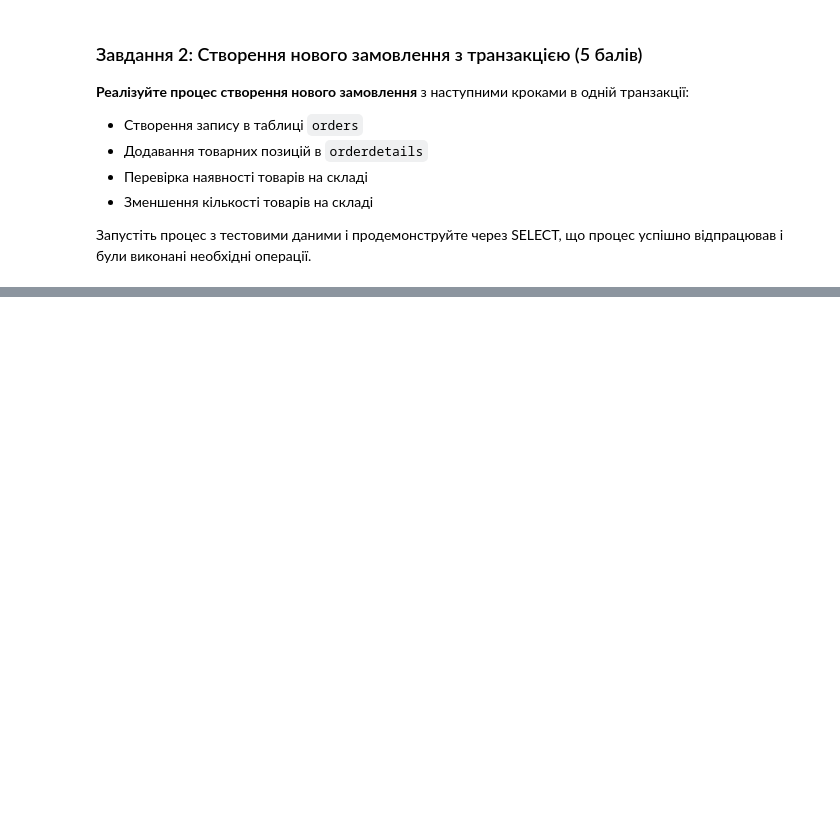
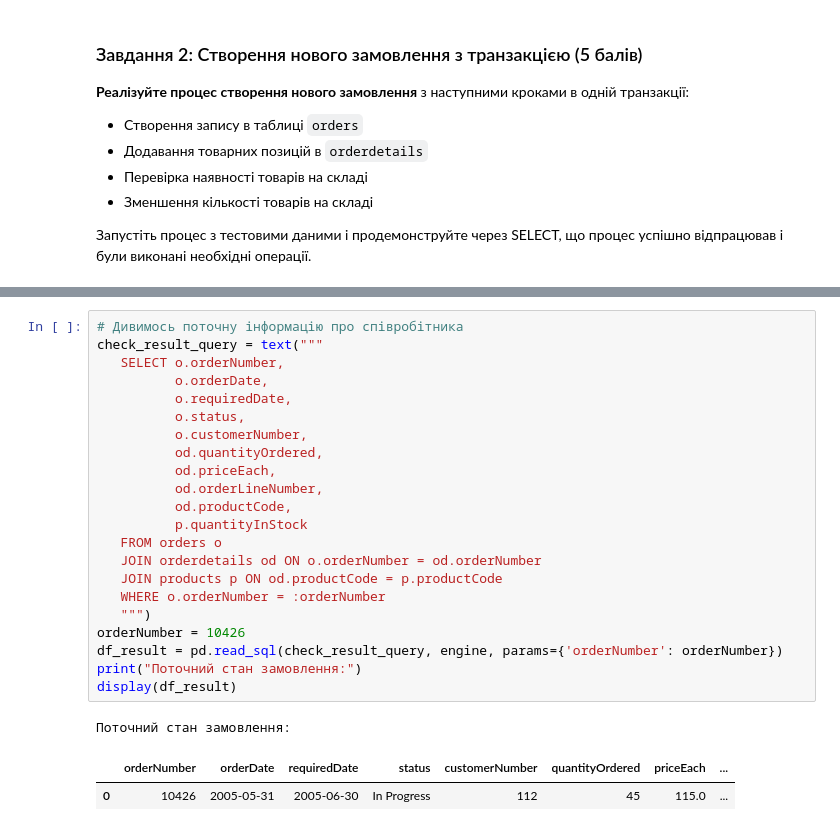
Before and after one commit to olesia-za/python_for_ds_tasks, a Jupyter notebook: hometasks/ OZ_Done_11_HW2_Integration_Python_and_SQL_transactions.ipynb, the cells around one changed output, grey strips where cells are left out. Drawn from its saved outputs; the diff is of its cells as text; blank space fills up the shorter version.

```diff
--- a/hometasks/ OZ_Done_11_HW2_Integration_Python_and_SQL_transactions.ipynb
+++ b/hometasks/ OZ_Done_11_HW2_Integration_Python_and_SQL_transactions.ipynb
@@ -308,0 +355,26 @@ display(df_history)
+# %%
+# Дивимось поточну інформацію про співробітника
+check_result_query = text("""
+   SELECT o.orderNumber,
+          o.orderDate,
+          o.requiredDate,
+          o.status,
+          o.customerNumber,
+          od.quantityOrdered,
+          od.priceEach,
+          od.orderLineNumber,
+          od.productCode,
+          p.quantityInStock
+   FROM orders o
+   JOIN orderdetails od ON o.orderNumber = od.orderNumber
+   JOIN products p ON od.productCode = p.productCode
+   WHERE o.orderNumber = :orderNumber
+   """)
+orderNumber = 10426
+df_result = pd.read_sql(check_result_query, engine, params={'orderNumber': orderNumber})
+print("Поточний стан замовлення:")
+display(df_result)
+# %% [output]
+Поточний стан замовлення:
+|  | orderNumber | orderDate | requiredDate | status | customerNumber | quantityOrdered | priceEach | ... |
+| 0 | 10426 | 2005-05-31 | 2005-06-30 | In Progress | 112 | 45 | 115.0 | ... |
```
Also changed, not shown: parts of 3 cells of this notebook.
